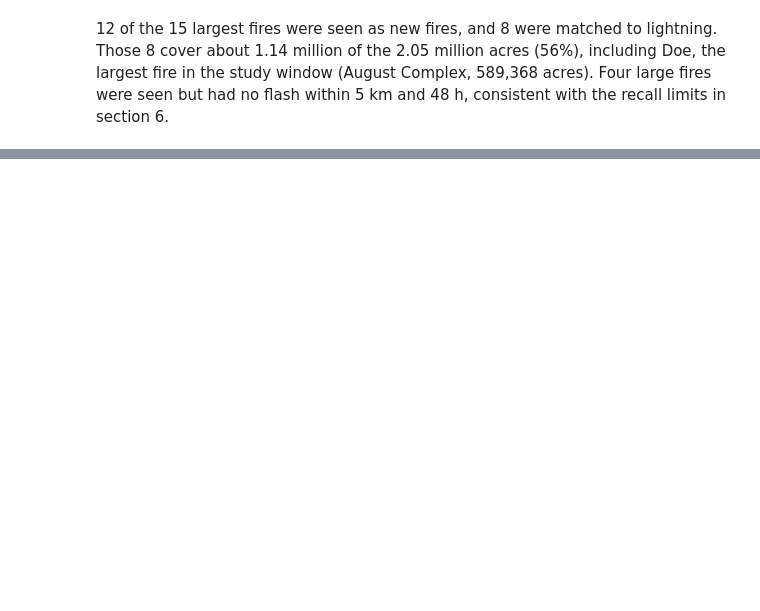
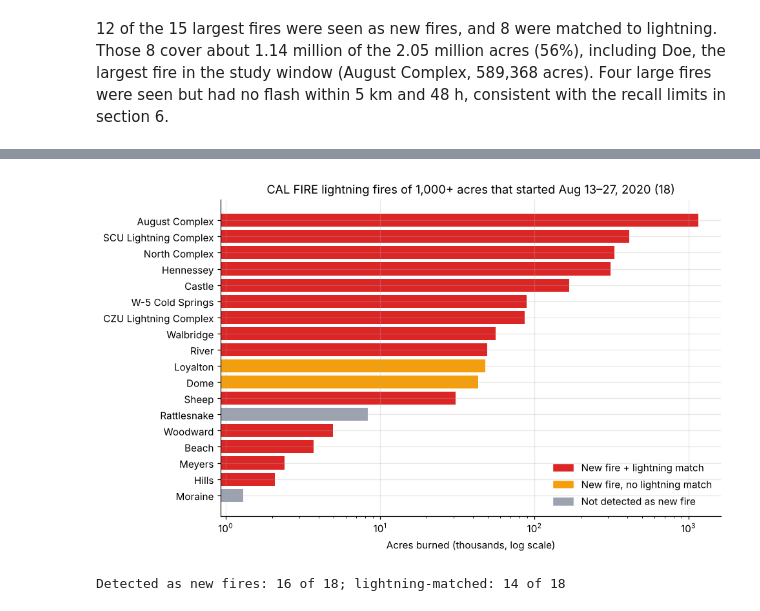
Before and after one commit to chinmayibolisetty-cmd/wildfire-lightning-pipeline., a Jupyter notebook: results.ipynb, the cells around one changed output, grey strips where cells are left out. Saved outputs shown, nothing was run; the diff lists cells and outputs as text; code cells hidden in the pictures; blank space fills up the shorter version.

```diff
--- a/results.ipynb
+++ b/results.ipynb
@@ -358,0 +383,23 @@ Details are in `README.md`.
+# %%
+per = load("perimeter_results.csv")
+light = per[(per.lightning) & (per.in_window)]
+big = light[light.acres >= 1000].sort_values("acres")
+status = np.select([big.lightning_matched_inside > 0, big.new_fires_inside > 0],
+                   ["New fire + lightning match", "New fire, no lightning match"], "Not detected as new fire")
+colors = {"New fire + lightning match": RED, "New fire, no lightning match": ORANGE, "Not detected as new fire": GREY}
+fig, ax = plt.subplots(figsize=(9, 5.5))
+ax.barh(big.name.str.title().str.replace("Scu ", "SCU ").str.replace("Czu ", "CZU "), big.acres / 1000, color=[colors[s] for s in status])
+ax.set(xscale="log", xlabel="Acres burned (thousands, log scale)",
+       title=f"CAL FIRE lightning fires of 1,000+ acres that started Aug 13–27, 2020 ({len(big)})")
+from matplotlib.patches import Patch
+ax.legend(handles=[Patch(color=c, label=s) for s, c in colors.items()], loc="lower right", frameon=False)
+plt.tight_layout(); plt.show()
+
+print(f"Detected as new fires: {(big.new_fires_inside > 0).sum()} of {len(big)}; "
+      f"lightning-matched: {(big.lightning_matched_inside > 0).sum()} of {len(big)}")
+cx = per[per.name.str.contains("AUGUST COMPLEX|SCU LIGHTNING|CZU LIGHTNING|HENNESSEY|WALBRIDGE|MEYERS")]
+display(cx[["name", "acres", "new_fires_inside", "lightning_matched_inside", "first_new_fire", "first_lightning_match"]]
+        .style.hide(axis="index").format({"acres": "{:,.0f}"}))
+# %% [output]
+[figure, added]
+Detected as new fires: 16 of 18; lightning-matched: 14 of 18
```
Also changed, not shown: parts of 23 cells of this notebook, 1 other file.
